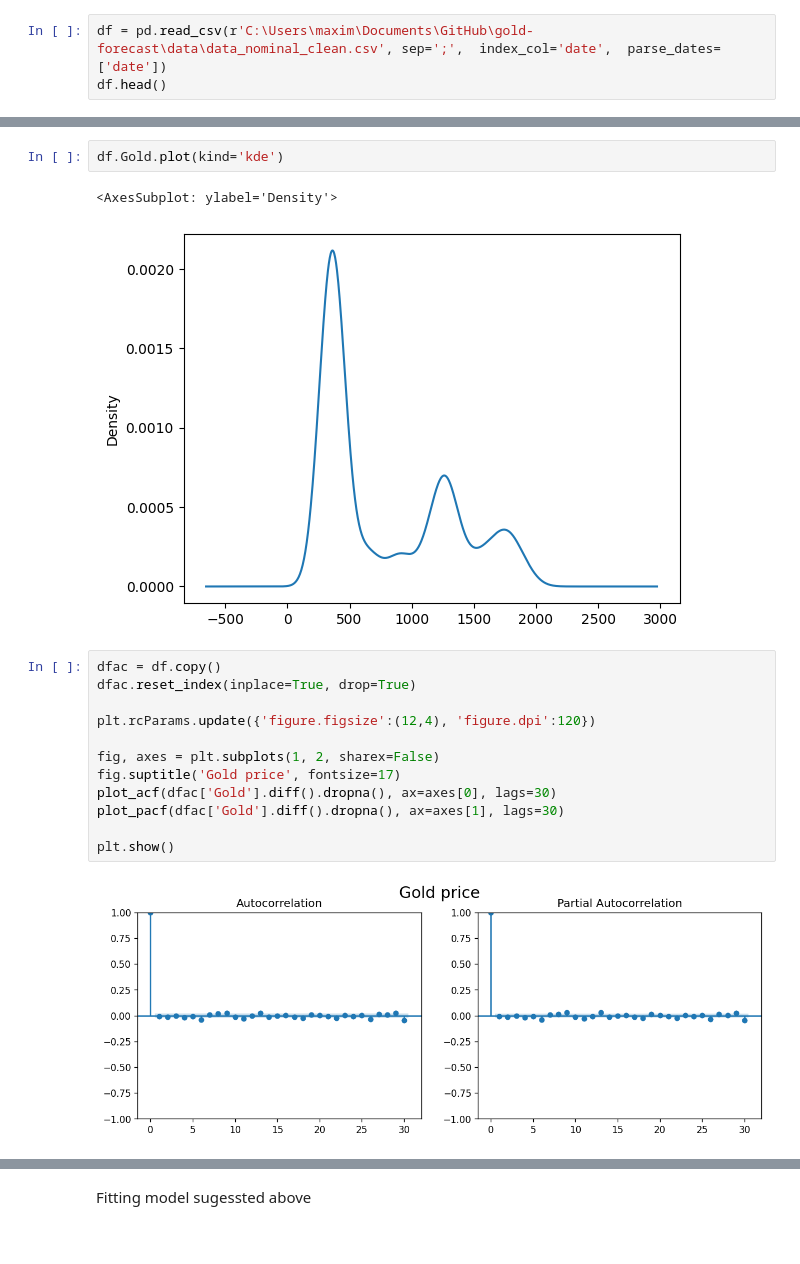
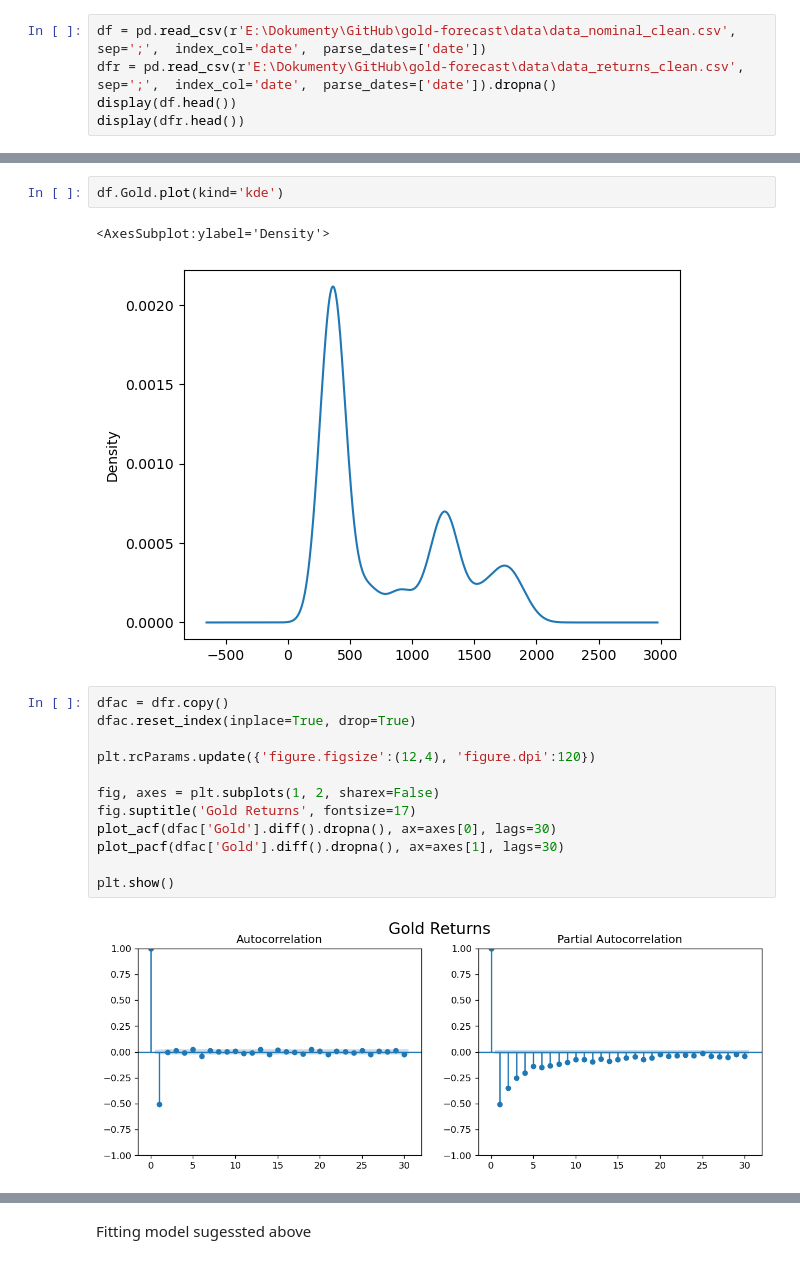
Before and after one commit to maxbranting/gold-forecast, a Jupyter notebook: Models/Price/ARIMA.ipynb, the cells around one changed output, grey strips where cells are left out. Cells and saved outputs as stored; diff of their text form.

```diff
--- a/Models/Price/ARIMA.ipynb
+++ b/Models/Price/ARIMA.ipynb
@@ -17,6 +28,8 @@ from sklearn.metrics import mean_absolute_error, mean_absolute_percentage_error,
 # %%
-df = pd.read_csv(r'C:\Users\maxim\Documents\GitHub\gold-forecast\data\data_nominal_clean.csv', sep=';',  index_col='date',  parse_dates=['date'])
-df.head()
+df = pd.read_csv(r'E:\Dokumenty\GitHub\gold-forecast\data\data_nominal_clean.csv', sep=';',  index_col='date',  parse_dates=['date'])
+dfr = pd.read_csv(r'E:\Dokumenty\GitHub\gold-forecast\data\data_returns_clean.csv', sep=';',  index_col='date',  parse_dates=['date']).dropna()
+display(df.head())
+display(dfr.head())
 # %% [output]
 |  | Gold | CrudeOil | S&P500 | FTSE250 |
 | date |  |  |  |  |
@@ -37,20 +57,20 @@ plt.show()
 # %%
 df.Gold.plot(kind='kde')
 # %% [output]
-<AxesSubplot: ylabel='Density'>
+<AxesSubplot:ylabel='Density'>
 [figure]
 # %%
-dfac = df.copy()
+dfac = dfr.copy()
 dfac.reset_index(inplace=True, drop=True)
 
 plt.rcParams.update({'figure.figsize':(12,4), 'figure.dpi':120})
 
 fig, axes = plt.subplots(1, 2, sharex=False)
-fig.suptitle('Gold price', fontsize=17)
+fig.suptitle('Gold Returns', fontsize=17)
 plot_acf(dfac['Gold'].diff().dropna(), ax=axes[0], lags=30)
 plot_pacf(dfac['Gold'].diff().dropna(), ax=axes[1], lags=30)
 
 plt.show()
 # %% [output]
-[figure, old version]
+[figure, new version]
 # %%
```
Also changed, not shown: parts of 95 cells of this notebook, 1 other file.
